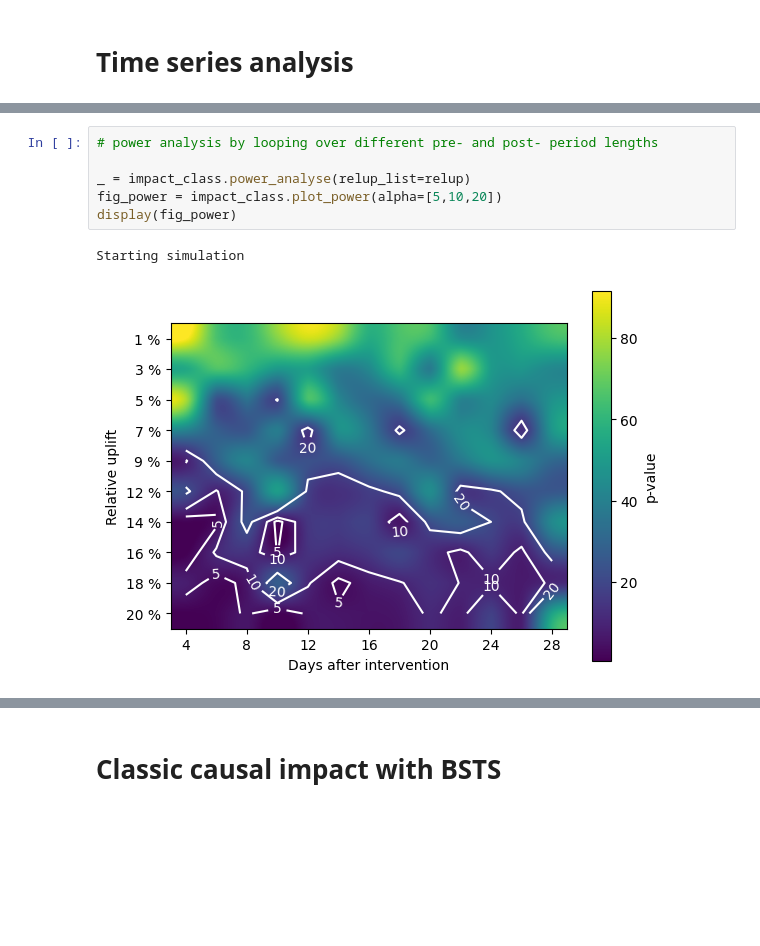
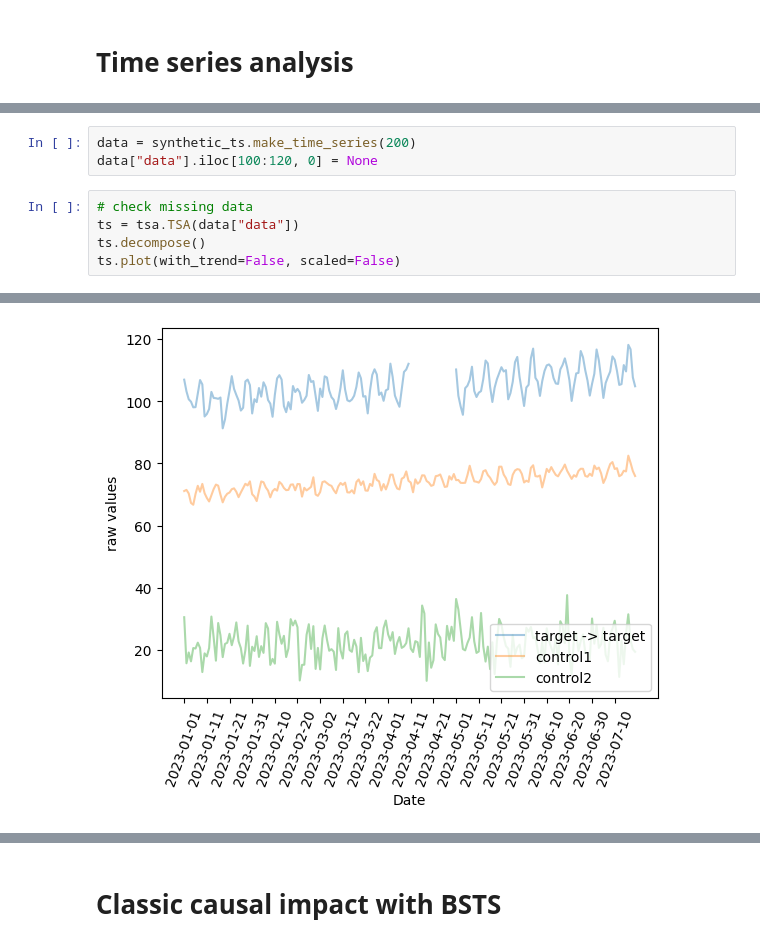
Before and after one commit to MilaimKas/Time_series_impact, a Jupyter notebook: example_usage.ipynb, the cells around one changed output, grey strips where cells are left out. Drawn from its saved outputs; the diff is of its cells as text; blank space fills up the shorter version.

```diff
--- a/example_usage.ipynb
+++ b/example_usage.ipynb
@@ -135,9 +12,9 @@ Keys dict_keys(['0.0100', '0.0311', '0.0522', '0.0733', '0.0944', '0.1156', '0.1
-# %%
-# power analysis by looping over different pre- and post- period lengths
-
-_ = impact_class.power_analyse(relup_list=relup)
-fig_power = impact_class.plot_power(alpha=[5,10,20])
-display(fig_power)
-# %% [output]
-Starting simulation
-[figure, removed]
+# %%
+data = synthetic_ts.make_time_series(200)
+data["data"].iloc[100:120, 0] = None
+# %%
+# check missing data
+ts = tsa.TSA(data["data"])
+ts.decompose()
+ts.plot(with_trend=False, scaled=False)
+# %% [output]
@@ -143,0 +22 @@ Starting simulation
+[figure, added]
```
Also changed, not shown: parts of 35 cells of this notebook, 22 other files.
